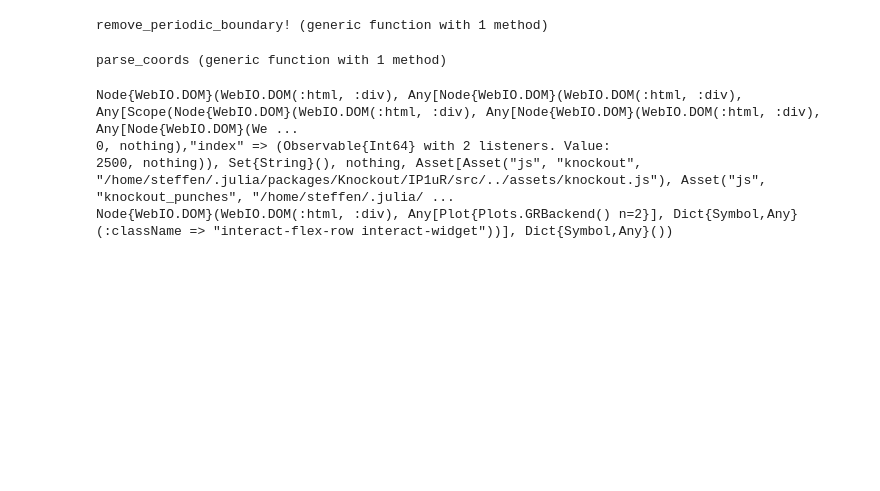
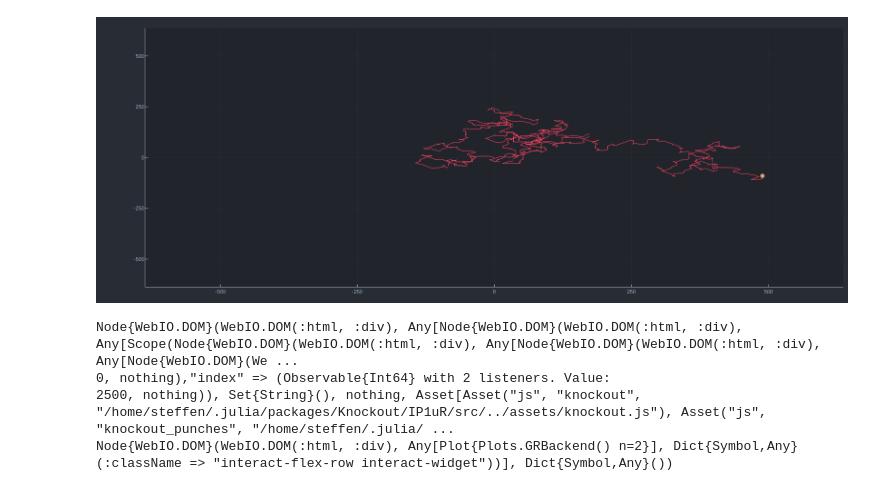
Before and after one commit to SteffenMuehle/misc, a Jupyter notebook: MatSim_Data.ipynb, the cells around one changed output. Cells and saved outputs as stored; diff of their text form; code cells hidden in the pictures; blank space fills up the shorter version.

```diff
--- a/MatSim_Data.ipynb
+++ b/MatSim_Data.ipynb
@@ -73,6 +136,9 @@ x,y=parse_coords(coords_string)
 remove_periodic_boundary!(x,mini,maxi);
 remove_periodic_boundary!(y,mini,maxi);
 
-boxes=12
-plot(x,y,size=[600,600],xlim=boxes*[-maxi,maxi],ylim=boxes*[-maxi,maxi])
+boxes=6
+x.-=x[1]
+y.-=y[1]
+plot(x,y,size=[600,600],xlim=boxes*[-maxi,maxi],ylim=boxes*[-maxi,maxi],legend=:none)
+plot!([x[end]],[y[end]],seriestype=:scatter)
 # %% [output]
@@ -80,55 +145 @@ plot(x,y,size=[600,600],xlim=boxes*[-maxi,maxi],ylim=boxes*[-maxi,maxi])
+[figure, added]
-# %%
-function remove_periodic_boundary!(array,mini::Integer,maxi::Integer)
-    N=length(array)
-    shift=maxi-mini+1
-    prev=array[1]
-    for k in 2:N
-        next=array[k]
-
-        #enter box to the left
-        if prev==mini && next==maxi
-            array[k:end].-=shift
-            mini-=shift
-            maxi-=shift
-        #enter box to the right
-        elseif prev==maxi && next==mini
-            array[k:end].+=shift
-            mini+=shift
-            maxi+=shift
-        end
-
-        prev=array[k]
-    end
-
-    return array
-end
-# %% [output]
-remove_periodic_boundary! (generic function with 1 method)
-# %%
-function parse_coords(coords)
-    k=0
-    x=Int32.(zeros(length(coords)))
-    y=Int32.(zeros(length(coords)))
-    for co in coords
-        k+=1
-        ii=0
-        sym='Σ'
-        str=""
-        while sym != '_'
-            ii+=1
-            sym=co[ii]
-            str*=sym
-        end
-        x[k]=parse(Int32,str[1:end-1])
-        str=""
-        while sym != '-'
-            ii+=1
-            sym=co[ii]
-            str*=sym
-        end
-        y[k]=parse(Int32,str[1:end-1])
-    end
-    return (x,y)
-end
-# %% [output]
-parse_coords (generic function with 1 method)
```
Also changed, not shown: parts of 14 cells of this notebook.
